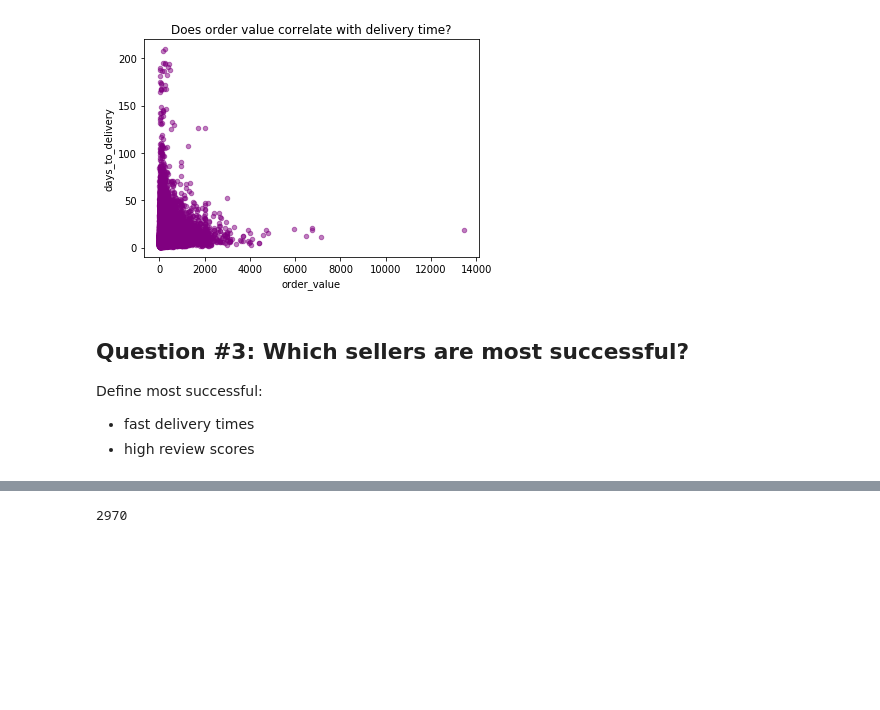
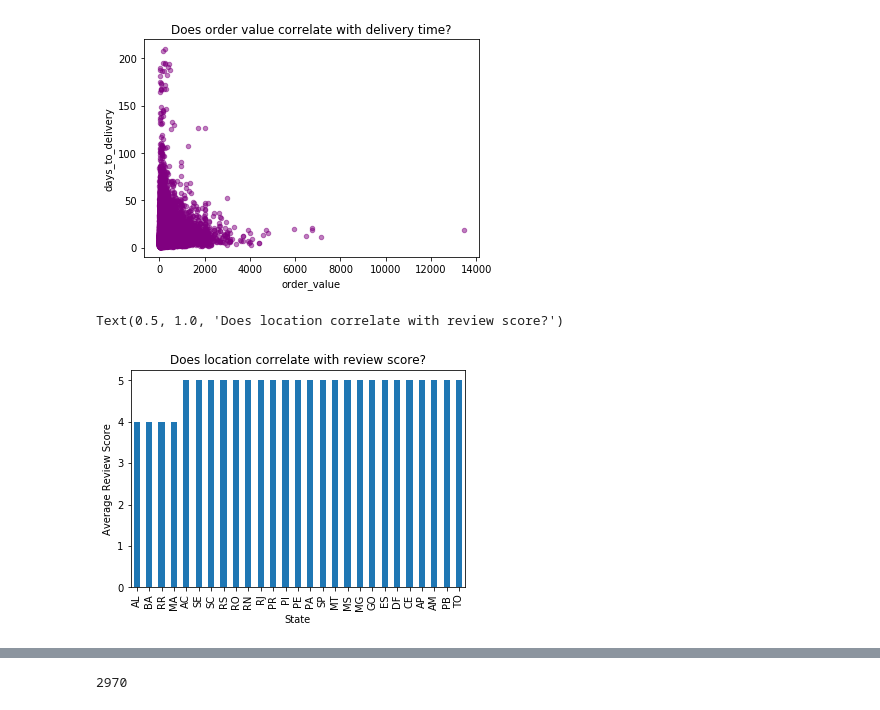
Before and after one commit to cgiannotta/eCommerceAnalysis, a Jupyter notebook: eCommerceSQL.ipynb, the cells around one changed output, grey strips where cells are left out. Cells and saved outputs as stored; diff of their text form; code cells hidden in the pictures; blank space fills up the shorter version.

Commit message:
finished reviews analysis, sellers analysis, added viz

```diff
--- a/eCommerceSQL.ipynb
+++ b/eCommerceSQL.ipynb
@@ -427,6 +372,9 @@ Text(0.5, 1.0, 'Does order value correlate with delivery time?')
-# %% [markdown]
-## Question #3: Which sellers are most successful?
-
-Define most successful:
-* fast delivery times
-* high review scores
+# %%
+# does location correlate with review score?
+delivered.groupby(['customer_state']).review_score.mean().sort_values().plot(kind='bar', legend=False)
+plt.xlabel("State")
+plt.ylabel("Average Review Score")
+plt.title("Does location correlate with review score?")
+# %% [output]
+Text(0.5, 1.0, 'Does location correlate with review score?')
+[figure, added]
```
Also changed, not shown: parts of 112 cells of this notebook.
